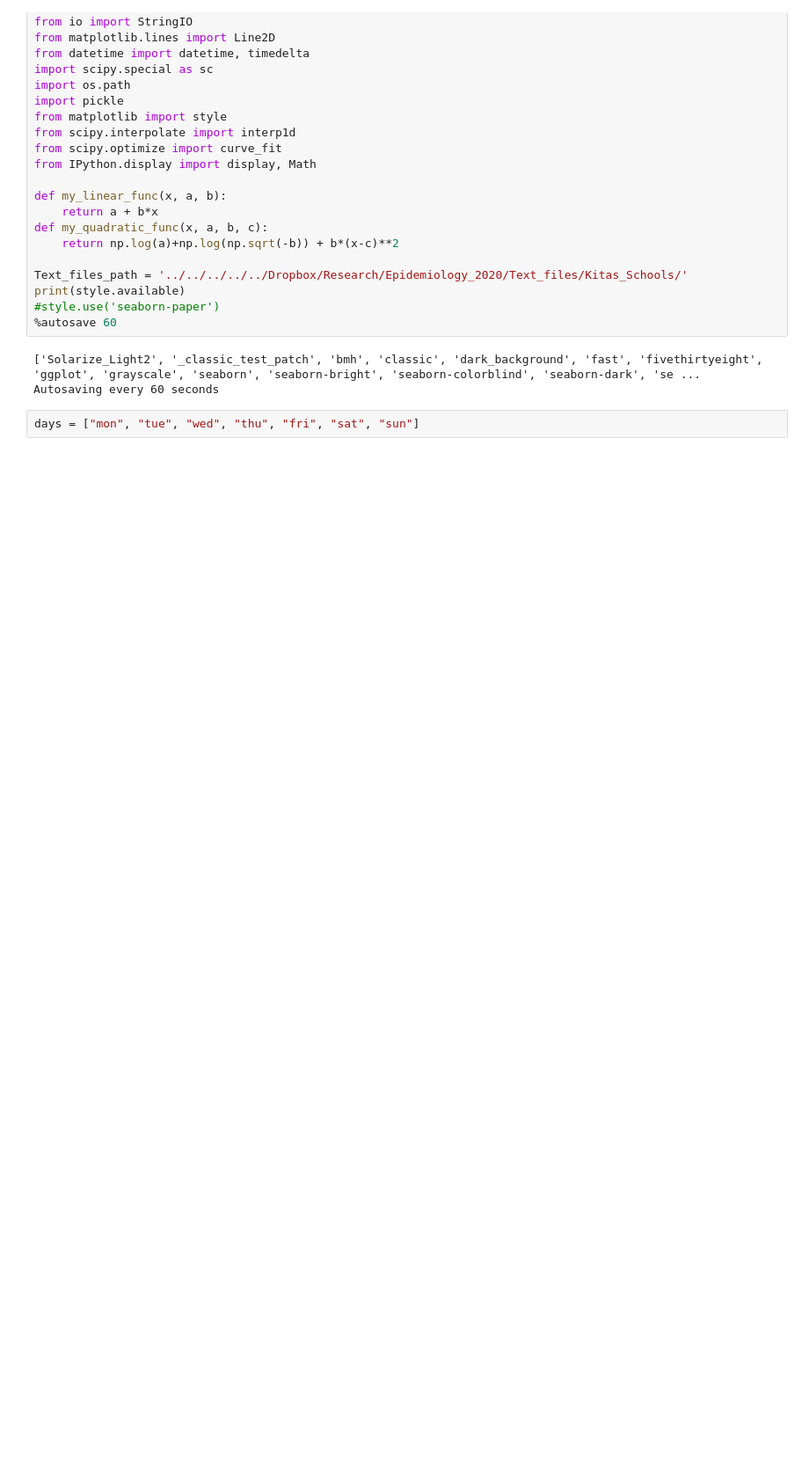
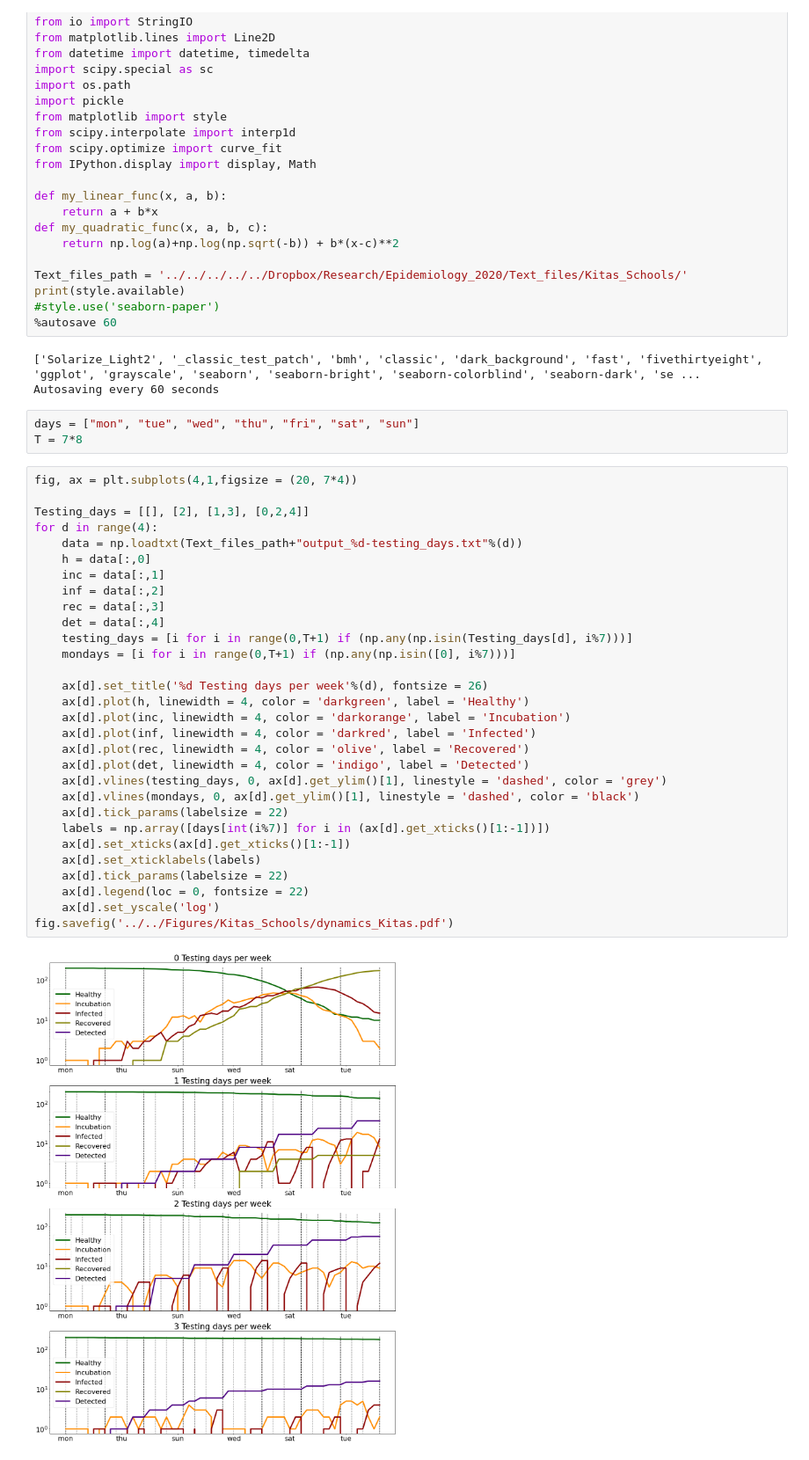
Before and after one commit to betoto008/Epidemiology_2020, a Jupyter notebook: Jupyter_Notebooks/Kitas_Schools/Kitas.ipynb, the cells around one changed output. Shown at 88% size. Drawn from its saved outputs; the diff is of its cells as text; blank space fills up the shorter version.

```diff
--- a/Jupyter_Notebooks/Kitas_Schools/Kitas.ipynb
+++ b/Jupyter_Notebooks/Kitas_Schools/Kitas.ipynb
@@ -28,4 +28,37 @@ print(style.available)
 Autosaving every 60 seconds
 # %%
 days = ["mon", "tue", "wed", "thu", "fri", "sat", "sun"]
+T = 7*8
+# %%
+fig, ax = plt.subplots(4,1,figsize = (20, 7*4))
+
+Testing_days = [[], [2], [1,3], [0,2,4]]
+for d in range(4):
+    data = np.loadtxt(Text_files_path+"output_%d-testing_days.txt"%(d))
+    h = data[:,0]
+    inc = data[:,1]
+    inf = data[:,2]
+    rec = data[:,3]
+    det = data[:,4]
+    testing_days = [i for i in range(0,T+1) if (np.any(np.isin(Testing_days[d], i%7)))]
+    mondays = [i for i in range(0,T+1) if (np.any(np.isin([0], i%7)))]
+
+    ax[d].set_title('%d Testing days per week'%(d), fontsize = 26)
+    ax[d].plot(h, linewidth = 4, color = 'darkgreen', label = 'Healthy')
+    ax[d].plot(inc, linewidth = 4, color = 'darkorange', label = 'Incubation')
+    ax[d].plot(inf, linewidth = 4, color = 'darkred', label = 'Infected')
+    ax[d].plot(rec, linewidth = 4, color = 'olive', label = 'Recovered')
+    ax[d].plot(det, linewidth = 4, color = 'indigo', label = 'Detected')
+    ax[d].vlines(testing_days, 0, ax[d].get_ylim()[1], linestyle = 'dashed', color = 'grey')
+    ax[d].vlines(mondays, 0, ax[d].get_ylim()[1], linestyle = 'dashed', color = 'black')
+    ax[d].tick_params(labelsize = 22)
+    labels = np.array([days[int(i%7)] for i in (ax[d].get_xticks()[1:-1])])
+    ax[d].set_xticks(ax[d].get_xticks()[1:-1])
+    ax[d].set_xticklabels(labels)
+    ax[d].tick_params(labelsize = 22)
+    ax[d].legend(loc = 0, fontsize = 22)
+    ax[d].set_yscale('log')
+fig.savefig('../../Figures/Kitas_Schools/dynamics_Kitas.pdf')
+# %% [output]
+[figure, added]
 # %%
```
Also changed, not shown: parts of 3 cells of this notebook, 4 other files.
